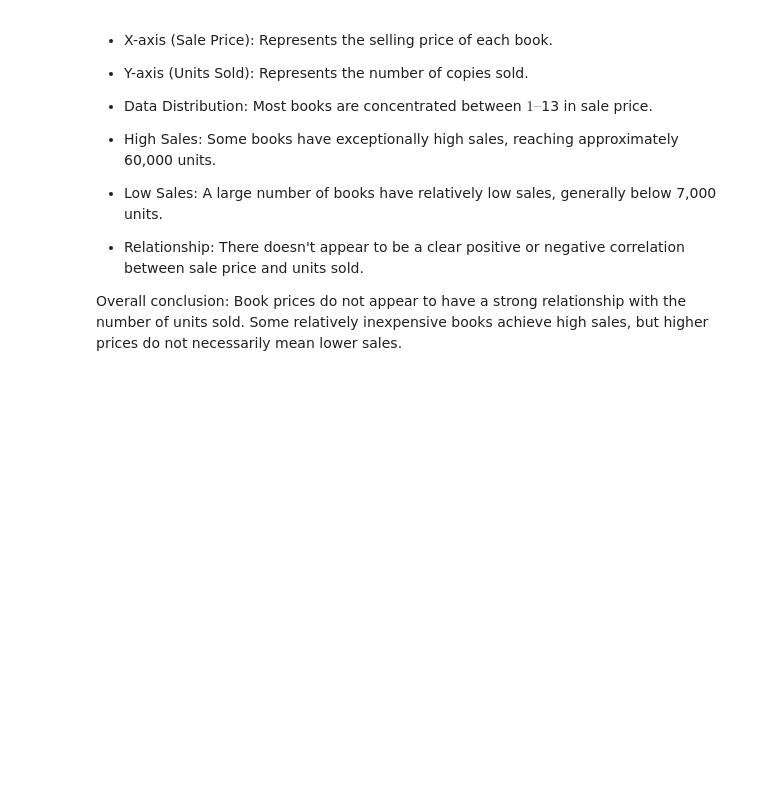
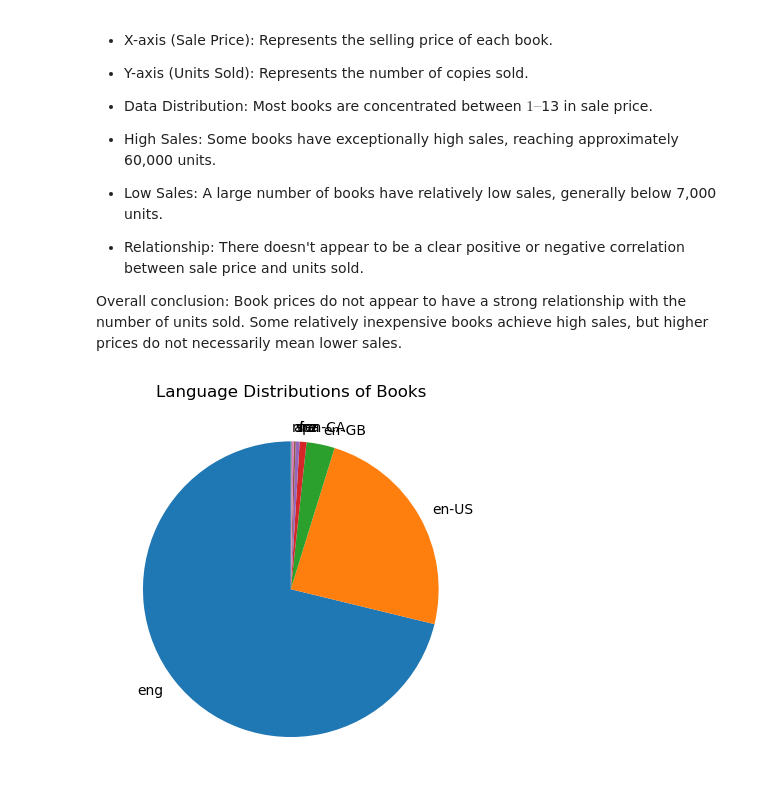
Before and after one commit to novicecoder205/Book-Sales-Analysis-End-to-End, a Jupyter notebook: Book Sales Analysis.ipynb, the cells around one changed output. Cells and saved outputs as stored; diff of their text form; code cells hidden in the pictures; blank space fills up the shorter version.

Commit message:
Pie chart, distribution of book

```diff
--- a/Book Sales Analysis.ipynb
+++ b/Book Sales Analysis.ipynb
@@ -303,3 +303,11 @@ plt.show()
 - Relationship: There doesn't appear to be a clear positive or negative correlation between sale price and units sold.
 
 Overall conclusion: Book prices do not appear to have a strong relationship with the number of units sold. Some relatively inexpensive books achieve high sales, but higher prices do not necessarily mean lower sales.
+# %%
+language_counts = df ["language_code"].value_counts()
+# %%
+plt.pie(language_counts, labels = language_counts.index, startangle = 90)
+plt.title("Language Distributions of Books")
+plt.show()
+# %% [output]
+[figure, added]
```
